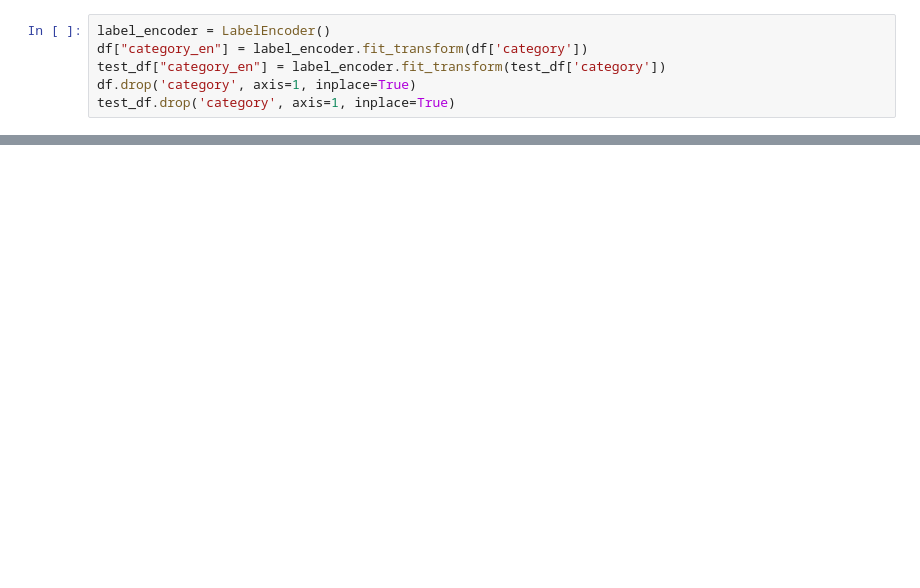
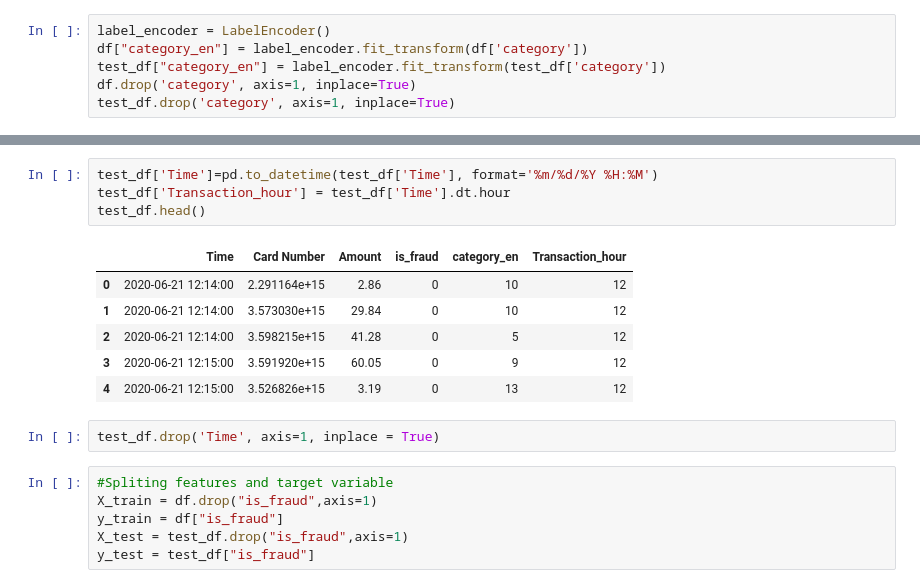
Before and after one commit to OmarKhaled04/FraudDetection, a Jupyter notebook: FraudDetection.ipynb, the cells around one changed output, grey strips where cells are left out. Saved outputs shown, nothing was run; the diff lists cells and outputs as text; blank space fills up the shorter version.

```diff
--- a/FraudDetection.ipynb
+++ b/FraudDetection.ipynb
@@ -33,0 +96,19 @@ test_df.drop('category', axis=1, inplace=True)
+# %%
+test_df['Time']=pd.to_datetime(test_df['Time'], format='%m/%d/%Y %H:%M')
+test_df['Transaction_hour'] = test_df['Time'].dt.hour
+test_df.head()
+# %% [output]
+|  | Time | Card Number | Amount | is_fraud | category_en | Transaction_hour |
+| 0 | 2020-06-21 12:14:00 | 2.291164e+15 | 2.86 | 0 | 10 | 12 |
+| 1 | 2020-06-21 12:14:00 | 3.573030e+15 | 29.84 | 0 | 10 | 12 |
+| 2 | 2020-06-21 12:14:00 | 3.598215e+15 | 41.28 | 0 | 5 | 12 |
+| 3 | 2020-06-21 12:15:00 | 3.591920e+15 | 60.05 | 0 | 9 | 12 |
+| 4 | 2020-06-21 12:15:00 | 3.526826e+15 | 3.19 | 0 | 13 | 12 |
+# %%
+test_df.drop('Time', axis=1, inplace = True)
+# %%
+#Spliting features and target variable
+X_train = df.drop("is_fraud",axis=1)
+y_train = df["is_fraud"]
+X_test = test_df.drop("is_fraud",axis=1)
+y_test = test_df["is_fraud"]
```
Also changed, not shown: parts of 10 cells of this notebook.
